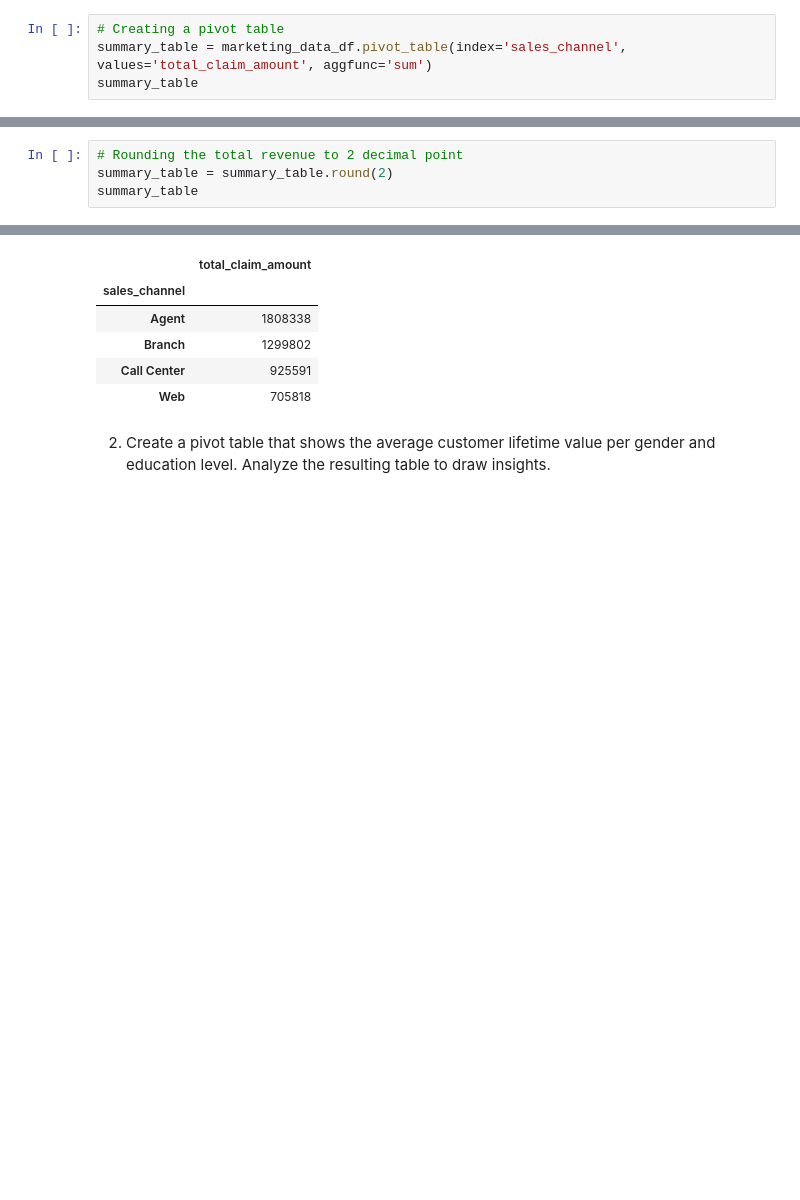
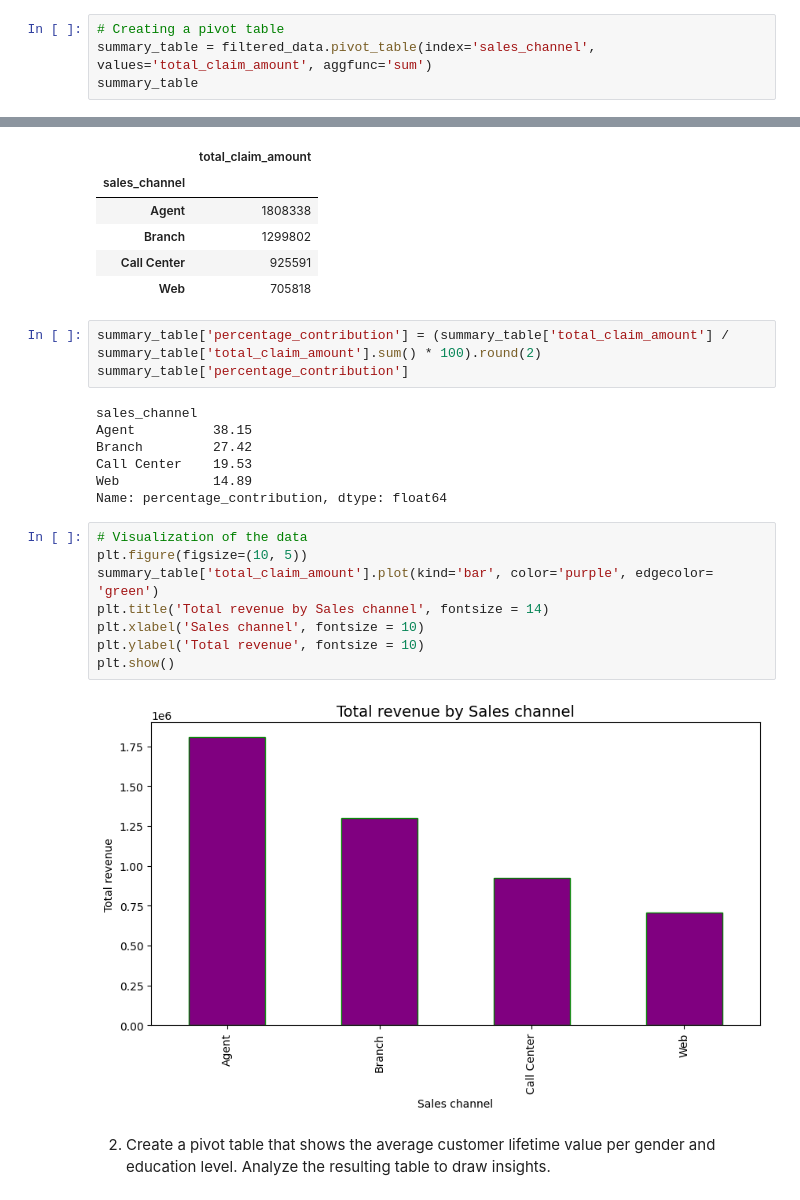
Before and after one commit to jlimb001/lab-dw-data-structuring-and-combining, a Jupyter notebook: lab-dw-data-structuring-and-combining.ipynb, the cells around one changed output, grey strips where cells are left out. Drawn from its saved outputs; the diff is of its cells as text; blank space fills up the shorter version.

Commit message:
Plotted the visualiztion in a bar graph

```diff
--- a/lab-dw-data-structuring-and-combining.ipynb
+++ b/lab-dw-data-structuring-and-combining.ipynb
@@ -852,7 +852,7 @@ Top sales channel:
 filtered_data = marketing_data_df[marketing_data_df['total_claim_amount'] > 0]
 # %%
 # Creating a pivot table
-summary_table = marketing_data_df.pivot_table(index='sales_channel', values='total_claim_amount', aggfunc='sum')
+summary_table = filtered_data.pivot_table(index='sales_channel', values='total_claim_amount', aggfunc='sum')
 summary_table
 # %% [output]
 |  | total_claim_amount |
@@ -861,7 +861,3 @@ summary_table
 | Branch | 1299802 |
 | Call Center | 925591 |
 | Web | 705818 |
-# %%
-# Rounding the total revenue to 2 decimal point
-summary_table = summary_table.round(2)
-summary_table
@@ -883,6 +872,26 @@ sorted_summary_table
 | Branch | 1299802 |
 | Call Center | 925591 |
 | Web | 705818 |
+# %%
+summary_table['percentage_contribution'] = (summary_table['total_claim_amount'] / summary_table['total_claim_amount'].sum() * 100).round(2)
+summary_table['percentage_contribution']
+# %% [output]
+sales_channel
+Agent          38.15
+Branch         27.42
+Call Center    19.53
+Web            14.89
+Name: percentage_contribution, dtype: float64
+# %%
+# Visualization of the data
+plt.figure(figsize=(10, 5))
+summary_table['total_claim_amount'].plot(kind='bar', color='purple', edgecolor= 'green')
+plt.title('Total revenue by Sales channel', fontsize = 14)
+plt.xlabel('Sales channel', fontsize = 10)
+plt.ylabel('Total revenue', fontsize = 10)
+plt.show()
+# %% [output]
+[figure, added]
 # %% [markdown]
 2. Create a pivot table that shows the average customer lifetime value per gender and education level. Analyze the resulting table to draw insights.
 # %%
```
Also changed, not shown: parts of 2 cells of this notebook.
